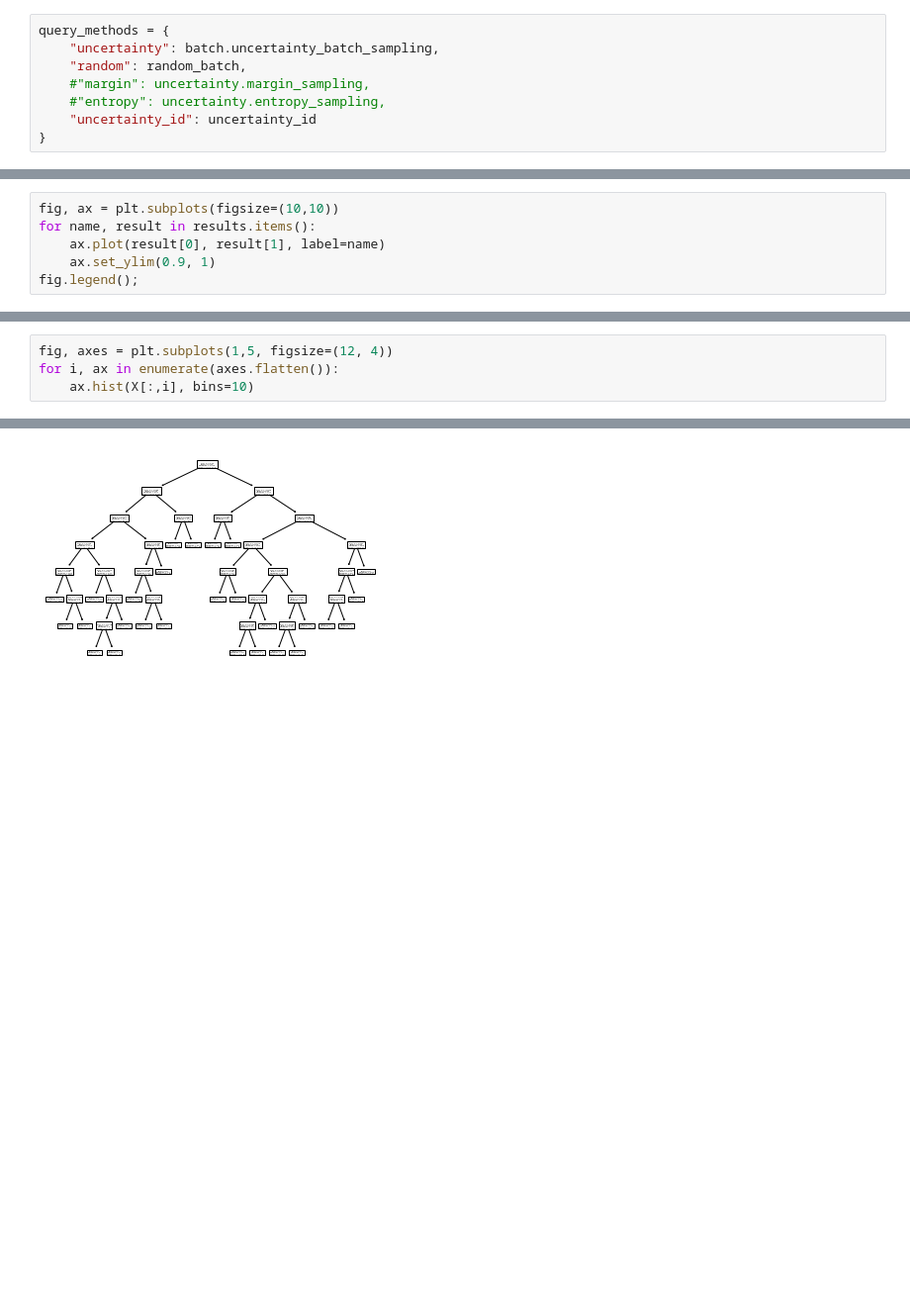
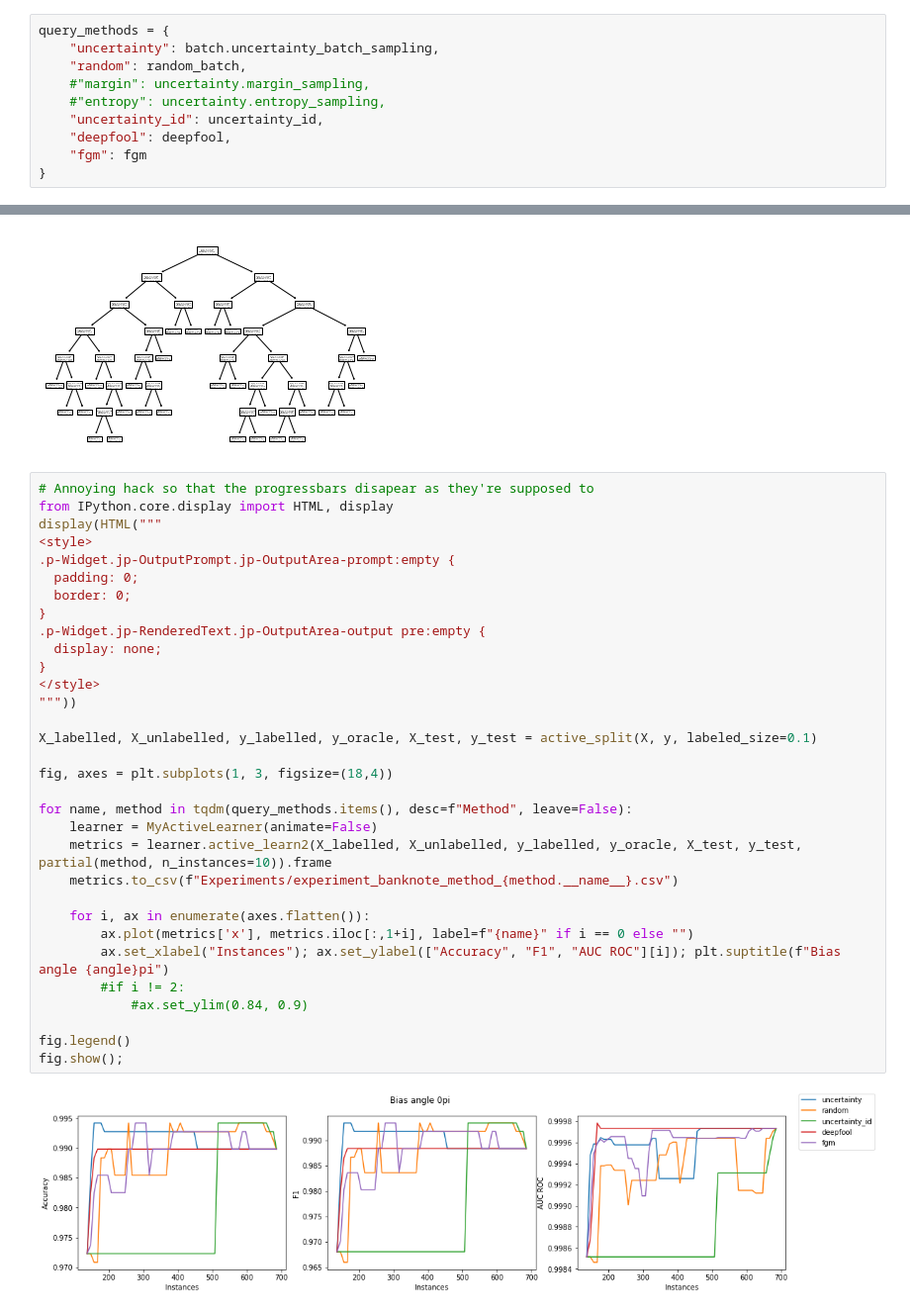
Before and after one commit to zacps/al-stopping-conditions, a Jupyter notebook: banknote.ipynb, the cells around one changed output, grey strips where cells are left out. Shown at 99% size. Cells and saved outputs as stored; diff of their text form; blank space fills up the shorter version.

```diff
--- a/banknote.ipynb
+++ b/banknote.ipynb
@@ -95,5 +35,7 @@ query_methods = {
     "random": random_batch,
     #"margin": uncertainty.margin_sampling,
     #"entropy": uncertainty.entropy_sampling,
-    "uncertainty_id": uncertainty_id
+    "uncertainty_id": uncertainty_id,
+    "deepfool": deepfool,
+    "fgm": fgm
 }
@@ -102,6 +41,0 @@ results = {name: active_learn(X, y, partial(method, n_instances=10)) for name, m
-# %%
-fig, ax = plt.subplots(figsize=(10,10))
-for name, result in results.items():
-    ax.plot(result[0], result[1], label=name)
-    ax.set_ylim(0.9, 1)
-fig.legend();
@@ -114,4 +41,0 @@ X.shape
-# %%
-fig, axes = plt.subplots(1,5, figsize=(12, 4))
-for i, ax in enumerate(axes.flatten()):
-    ax.hist(X[:,i], bins=10)
@@ -123,3 +45,37 @@ tree_clf.fit(X, y)
 tree.plot_tree(tree_clf);
 # %% [output]
 [figure]
+# %%
+# Annoying hack so that the progressbars disapear as they're supposed to
+from IPython.core.display import HTML, display
+display(HTML("""
+<style>
+.p-Widget.jp-OutputPrompt.jp-OutputArea-prompt:empty {
+  padding: 0;
+  border: 0;
+}
+.p-Widget.jp-RenderedText.jp-OutputArea-output pre:empty {
+  display: none;
+}
+</style>
+"""))
+
+X_labelled, X_unlabelled, y_labelled, y_oracle, X_test, y_test = active_split(X, y, labeled_size=0.1)
+
+fig, axes = plt.subplots(1, 3, figsize=(18,4))
+
+for name, method in tqdm(query_methods.items(), desc=f"Method", leave=False):
+    learner = MyActiveLearner(animate=False)
+    metrics = learner.active_learn2(X_labelled, X_unlabelled, y_labelled, y_oracle, X_test, y_test, partial(method, n_instances=10)).frame
+    metrics.to_csv(f"Experiments/experiment_banknote_method_{method.__name__}.csv")
+
+    for i, ax in enumerate(axes.flatten()):
+        ax.plot(metrics['x'], metrics.iloc[:,1+i], label=f"{name}" if i == 0 else "")
+        ax.set_xlabel("Instances"); ax.set_ylabel(["Accuracy", "F1", "AUC ROC"][i]); plt.suptitle(f"Bias angle {angle}pi")
+        #if i != 2:
+            #ax.set_ylim(0.84, 0.9)
+
+fig.legend()
+fig.show();
+# %% [output]
+[figure, added]
```
Also changed, not shown: parts of 7 cells of this notebook, 11 other files.
